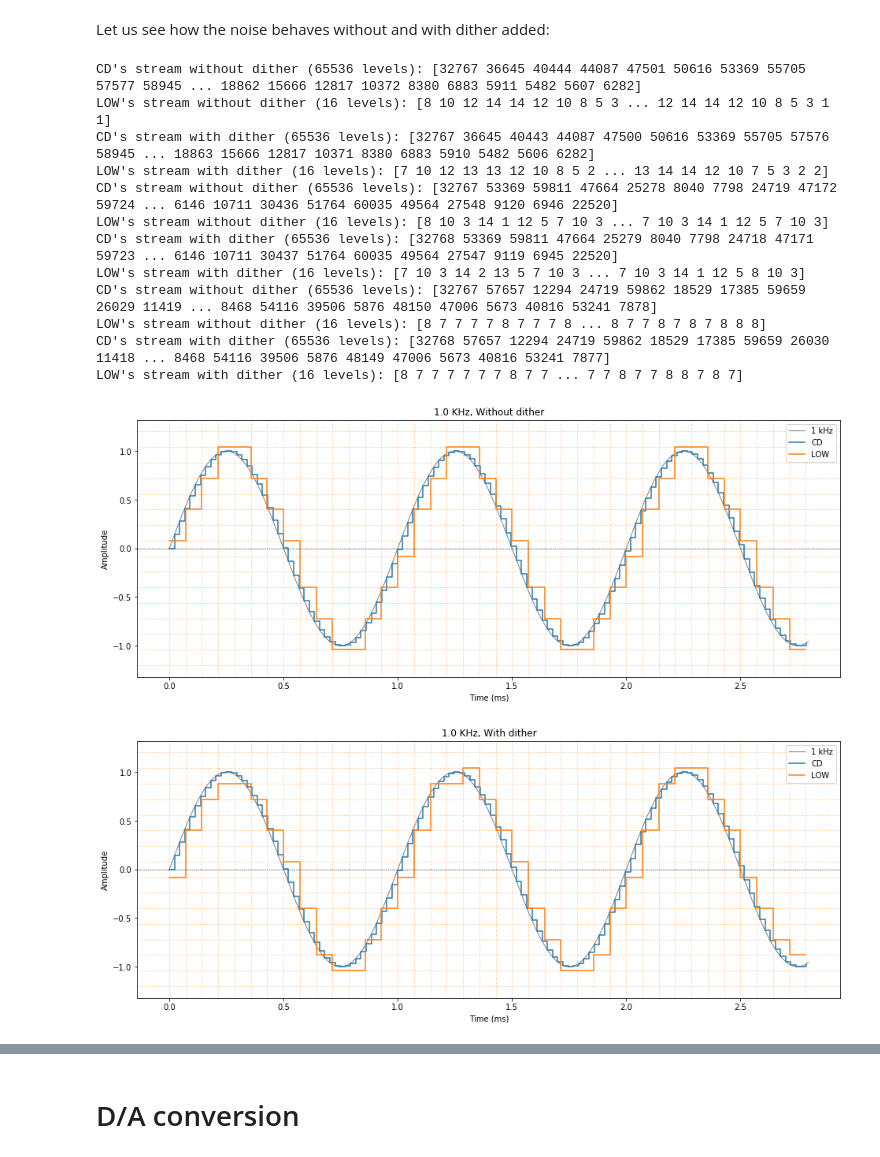
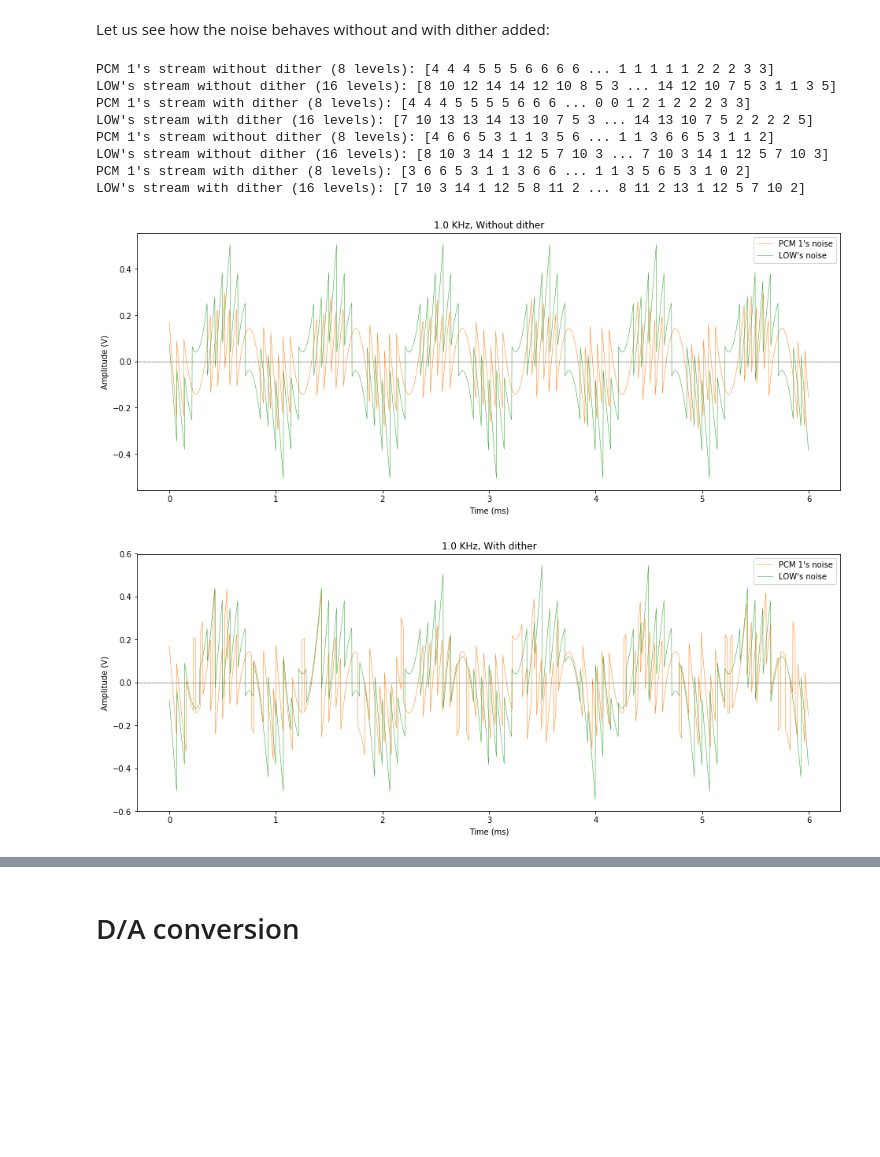
Before and after one commit to marcondos/signal, a Jupyter notebook: sampling.ipynb, the cells around one changed output, grey strips where cells are left out. Cells and saved outputs as stored; diff of their text form; code cells hidden in the pictures; blank space fills up the shorter version.

```diff
--- a/sampling.ipynb
+++ b/sampling.ipynb
@@ -35,9 +35,9 @@ A/D conversion
 # Define sampling frequency (Hz) and resolution (bits) to your heart's content
 ADC_list = []
 for sampler, freq, bits in [
-    #('PCM 1', 44100, 4),   # Same CD frequency, lower resolution
+    ('PCM 1', 44100, 3),   # Same CD frequency, lower resolution
     #('PCM 2', 14000, 16),  # Same CD resolution, lower frequency
-    ('CD', 44100, 16),  # Same CD resolution, lower frequency
+    #('CD', 44100, 16),  # Same CD resolution, lower frequency
     ('LOW', 14000, 4),  # Same CD resolution, lower frequency
 ]:
     ADC = waves.PCMSampler(sampler, freq, bits)
@@ -61,9 +61,9 @@ dither_setup = {
 #dither_setup.pop('dither')
 # %%
 experiments = [
-    (waves.AnalogSineWave, '1 kHz', 1e3, 2.8),
+    (waves.AnalogSineWave, '1 kHz', 1e3, 6),
     (waves.AnalogSineWave, '6 kHz', 6e3, 7),
-    (waves.AnalogSineWave, '14 kHz', 14e3, 20),
+    #(waves.AnalogSineWave, '14 kHz', 14e3, 20),
     #(waves.AnalogSineWave, '14.7 kHz', 14.7e3, 12.5),
     #(waves.AnalogSineWave, '18 kHz', 18e3, 20),
     #(waves.AnalogSineWave, '20 kHz', 20e3, 30),
@@ -79,7 +79,7 @@ Let us see how the noise behaves without and with dither added:
 # %%
 digi_signal = {}
 noise_signal = dict([(k, {}) for k in dither_setup.keys()])
-plots_shown = 'zga' # a for audio, n for noise, g for grids, z for zero line
+plots_shown = 'zn' # a for analog, d for digital, n for noise, g for grids, z for zero line
 
 for wavetype, wlabel, f, n_waves in experiments:
     audio = wavetype(wlabel, f)
@@ -90,14 +90,15 @@ for wavetype, wlabel, f, n_waves in experiments:
         fig, ax = plt.subplots()
         digi_signal[dithering] = dict([(ADC.label, {}) for ADC in ADC_list])
         if 'a' in plots_shown:
-            noise_signal[dithering]['time_domain'] = audio.view(
+            noise_signal[dithering]['time_domain'], _ = audio.view(
                 ax, length, color='k', lw=1, alpha=0.5)
         ADC_results = []
         for ADC in ADC_list:
             # sample:
             converted, noise_signal[dithering][ADC.label] = ADC.quantize(
                 audio, length, dither=setup['state'])
-            converted.view(ax, lw=1.5, label=ADC.label, color=ADC.color)
+            if 'd' in plots_shown:
+                converted.view(ax, lw=1.5, label=ADC.label, color=ADC.color)
 
             signal_domain = audio.time_array(length)
             if 'n' in plots_shown:
@@ -114,44 +115,40 @@ for wavetype, wlabel, f, n_waves in experiments:
 
         if 'g' in plots_shown:
             # Show grid of ADC with the lowest sampling frequency:
             ADC = sorted(ADC_list, key=lambda ADC: ADC.sampling_frequency)[0]
             # but only if not many sampling intervals:
             if length/ADC.sampling_interval <= 100:
                 [ax.axvline(t*1000, color=ADC.color, lw=1, ls=':', alpha=0.5) for t in np.arange(0, length, ADC.sampling_interval)]
 
             # Show grid of ADC with the lowest resolution:
             ADC = sorted(ADC_list, key=lambda ADC: ADC.amplitude_resolution)[0]
             # but only if not more than 4-bit, since too many levels
             if ADC.amplitude_resolution <= 4:
                 [ax.axhline(A, color=ADC.color, lw=1, ls=':', alpha=0.5) for A in ADC.reconstruct(np.arange(ADC.levels))]
 
         ax.legend()
         if 'z' in plots_shown:
             ax.axhline(0, lw=0.5, ls='--', color='k')
         ax.set_title(', '.join([freq, setup['label']]
         ))
-        ax.set_ylabel('Amplitude')
+        ax.set_ylabel('Amplitude (V)')
         ax.set_xlabel('Time (ms)')
         fig.set_size_inches(16, 6)
 
         #w = np.linspace(ADC.amp_min, ADC.amp_max, 2000)
         #Q = ADC.reconstruct(ADC.classify(w))
         #plt.clf()
         #plt.grid()
         #plt.plot(w, Q)
     exp_results.append(dith_results)
 # %% [output]
-CD's stream without dither (65536 levels): [32767 36645 40444 44087 47501 50616 53369 55705 57577 58945 ... 18862 15666 12817 10372 8380 6883 5911 5482 5607 6282]
-LOW's stream without dither (16 levels): [8 10 12 14 14 12 10 8 5 3 ... 12 14 14 12 10 8 5 3 1 1]
-CD's stream with dither (65536 levels): [32767 36645 40443 44087 47500 50616 53369 55705 57576 58945 ... 18863 15666 12817 10371 8380 6883 5910 5482 5606 6282]
-LOW's stream with dither (16 levels): [7 10 12 13 13 12 10 8 5 2 ... 13 14 14 12 10 7 5 3 2 2]
-CD's stream without dither (65536 levels): [32767 53369 59811 47664 25278 8040 7798 24719 47172 59724 ... 6146 10711 30436 51764 60035 49564 27548 9120 6946 22520]
+PCM 1's stream without dither (8 levels): [4 4 4 5 5 5 6 6 6 6 ... 1 1 1 1 1 2 2 2 3 3]
+LOW's stream without dither (16 levels): [8 10 12 14 14 12 10 8 5 3 ... 14 12 10 7 5 3 1 1 3 5]
+PCM 1's stream with dither (8 levels): [4 4 4 5 5 5 5 6 6 6 ... 0 0 1 2 1 2 2 2 3 3]
+LOW's stream with dither (16 levels): [7 10 13 13 14 13 10 7 5 3 ... 14 13 10 7 5 2 2 2 2 5]
+PCM 1's stream without dither (8 levels): [4 6 6 5 3 1 1 3 5 6 ... 1 1 3 6 6 5 3 1 1 2]
 LOW's stream without dither (16 levels): [8 10 3 14 1 12 5 7 10 3 ... 7 10 3 14 1 12 5 7 10 3]
-CD's stream with dither (65536 levels): [32768 53369 59811 47664 25279 8040 7798 24718 47171 59723 ... 6146 10711 30437 51764 60035 49564 27547 9119 6945 22520]
-LOW's stream with dither (16 levels): [7 10 3 14 2 13 5 7 10 3 ... 7 10 3 14 1 12 5 8 10 3]
-CD's stream without dither (65536 levels): [32767 57657 12294 24719 59862 18529 17385 59659 26029 11419 ... 8468 54116 39506 5876 48150 47006 5673 40816 53241 7878]
-LOW's stream without dither (16 levels): [8 7 7 7 7 8 7 7 7 8 ... 8 7 7 8 7 8 7 8 8 8]
-CD's stream with dither (65536 levels): [32768 57657 12294 24719 59862 18529 17385 59659 26030 11418 ... 8468 54116 39506 5876 48149 47006 5673 40816 53241 7877]
-LOW's stream with dither (16 levels): [8 7 7 7 7 7 7 8 7 7 ... 7 7 8 7 7 8 8 7 8 7]
+PCM 1's stream with dither (8 levels): [3 6 6 5 3 1 1 3 6 6 ... 1 1 3 5 6 5 3 1 0 2]
+LOW's stream with dither (16 levels): [7 10 3 14 1 12 5 8 11 2 ... 8 11 2 13 1 12 5 7 10 2]
-[figure, old version]
+[figure, new version]
-[figure, old version]
+[figure, new version]
```
Also changed, not shown: parts of 7 cells of this notebook, 1 other file.
